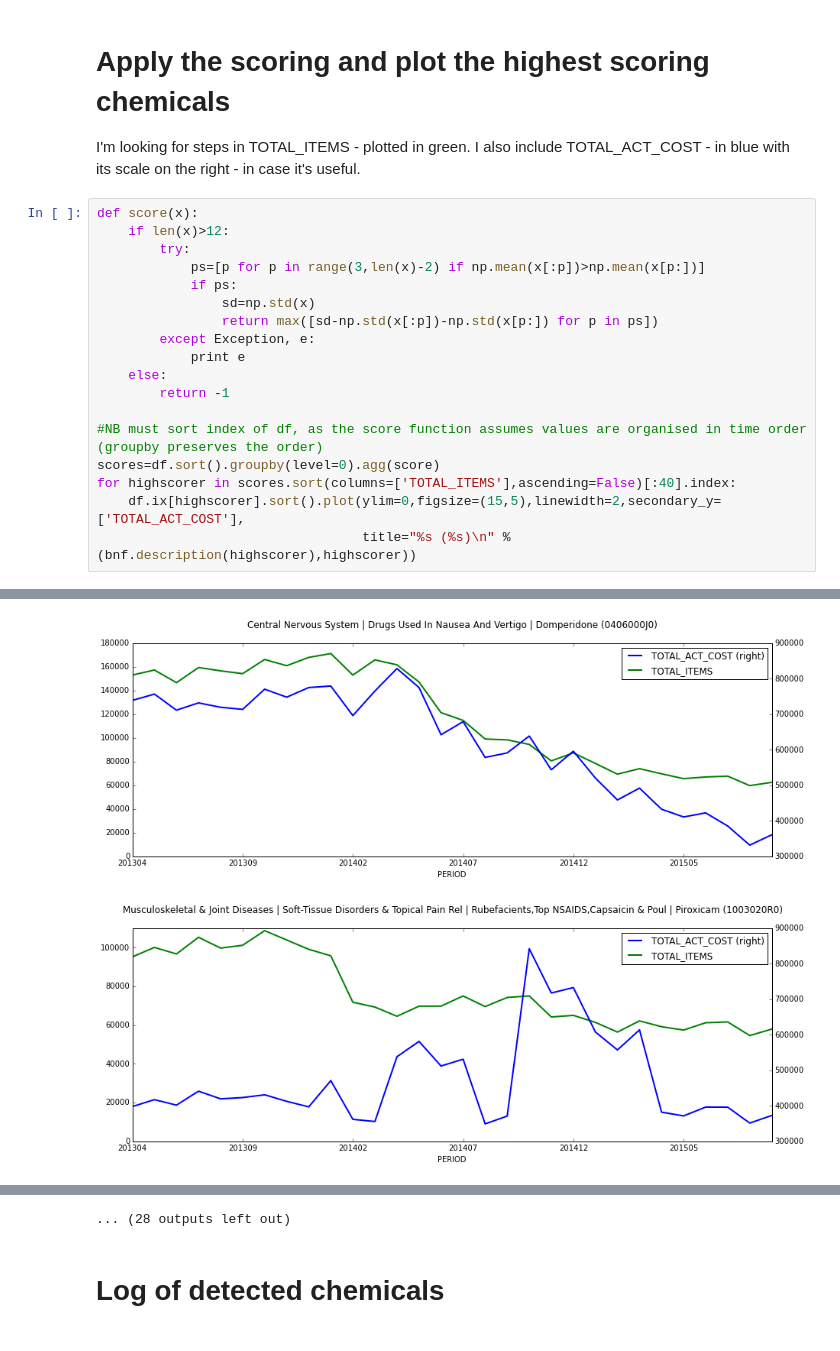
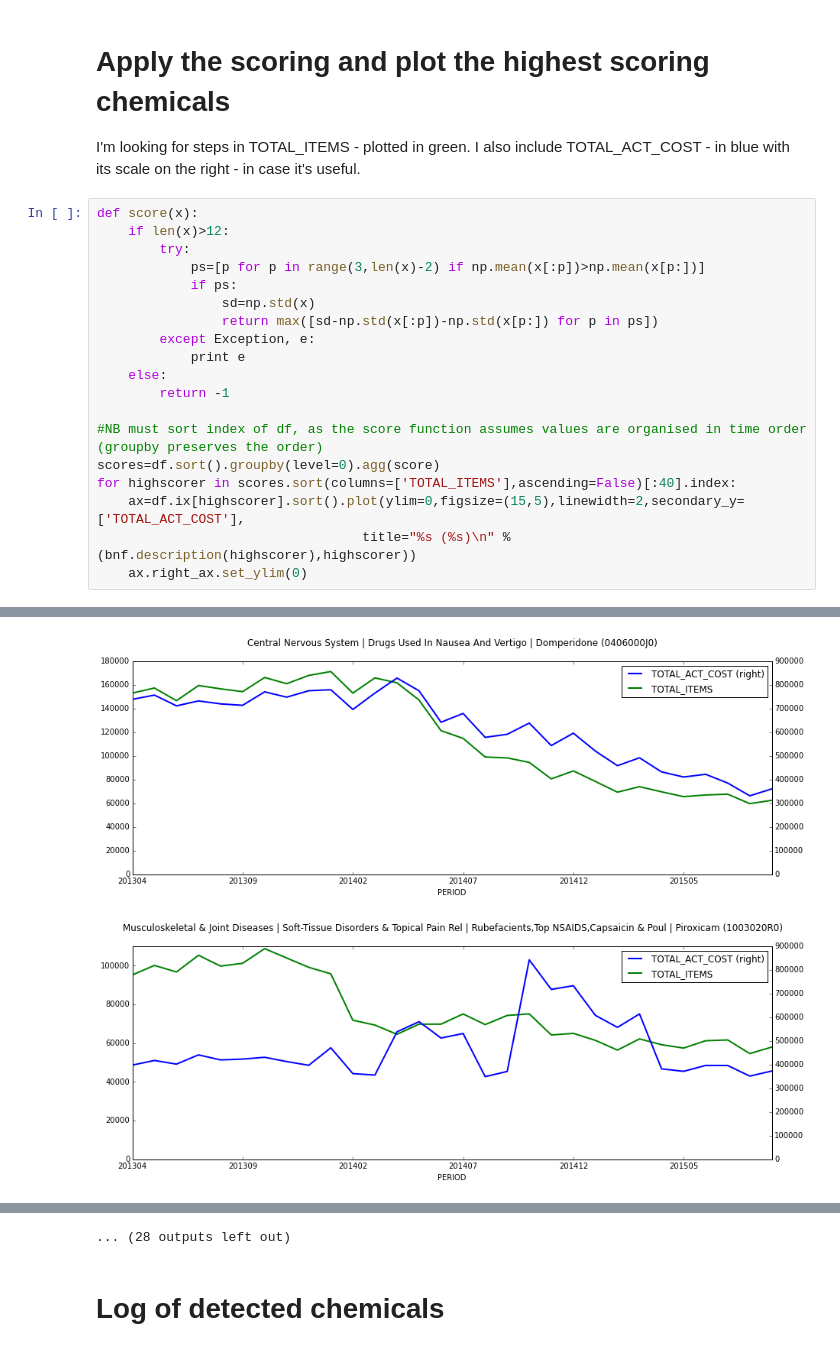
Before and after one commit to tdbudden/hscictools, a Jupyter notebook: notebooks/Brute-force time step detection.ipynb, the cells around one changed output, grey strips where cells are left out. Saved outputs shown, nothing was run; the diff lists cells and outputs as text.

Commit message:
set ylim=0 on right hand axis

```diff
--- a/notebooks/Brute-force time step detection.ipynb
+++ b/notebooks/Brute-force time step detection.ipynb
@@ -67,6 +67,7 @@ def score(x):
 #NB must sort index of df, as the score function assumes values are organised in time order (groupby preserves the order)
 scores=df.sort().groupby(level=0).agg(score)
 for highscorer in scores.sort(columns=['TOTAL_ITEMS'],ascending=False)[:40].index:
-    df.ix[highscorer].sort().plot(ylim=0,figsize=(15,5),linewidth=2,secondary_y=['TOTAL_ACT_COST'],
+    ax=df.ix[highscorer].sort().plot(ylim=0,figsize=(15,5),linewidth=2,secondary_y=['TOTAL_ACT_COST'],
                                   title="%s (%s)\n" % (bnf.description(highscorer),highscorer))
+    ax.right_ax.set_ylim(0)
 # %% [output]
@@ -74,3 +75,3 @@ for highscorer in scores.sort(columns=['TOTAL_ITEMS'],ascending=False)[:40].inde
-[figure, old version]
+[figure, new version]
-[figure, old version]
+[figure, new version]
 [figure]
```
Also changed, not shown: parts of 3 cells of this notebook.
